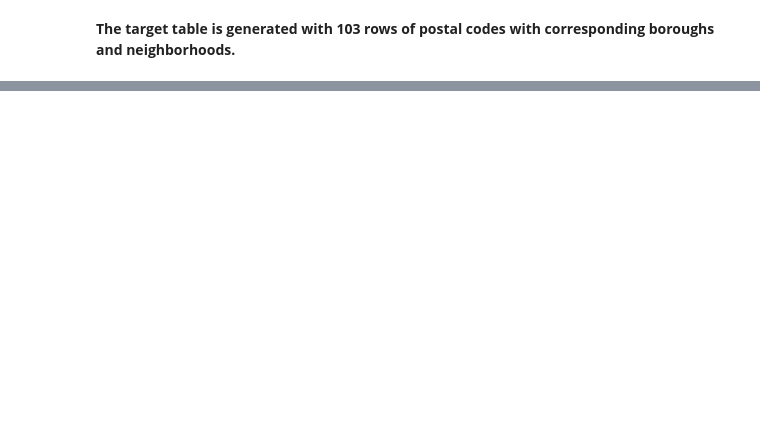
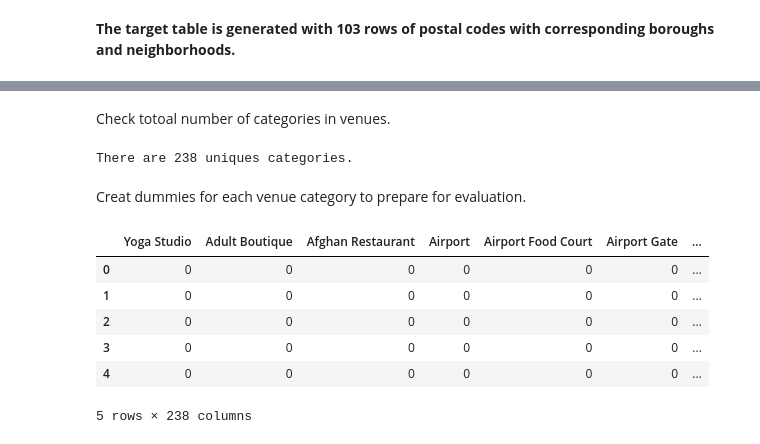
Before and after one commit to wangyw80/Coursera_Capstone, a Jupyter notebook: Capstone Assignment Week 3.ipynb, the cells around one changed output, grey strips where cells are left out. Drawn from its saved outputs; the diff is of its cells as text; code cells hidden in the pictures; blank space fills up the shorter version.

```diff
--- a/Capstone Assignment Week 3.ipynb
+++ b/Capstone Assignment Week 3.ipynb
@@ -191,0 +208,3 @@ results
+# %%
+# Toronto Only
+toronto = geo[geo['Borough'].str.contains("Toronto")]
@@ -191,0 +213,9 @@ results
+# %%
+{
+    "tags": [
+        "remove_input",
+    ]
+}
+CLIENT_ID = 'NB3TLD1A2OC5C5POK0RIHRRXUKNYLF5EZC35PSF0IAVAN3CT' # your Foursquare ID
+CLIENT_SECRET = 'WJ1T3WAPAORWSFMNXSHAYA3UMLI254ERXU2RTZHQHYCCSANU' # your Foursquare Secret
+VERSION = '20180605' # Foursquare API version
@@ -191,0 +267,10 @@ results
+# %%
+LIMIT = 100
+
+toronto_venues = getNearbyVenues(names=toronto['Neighborhood'],
+                                   latitudes=toronto['Latitude'],
+                                   longitudes=toronto['Longitude']
+                                  )
+
+print(toronto_venues.shape)
+toronto_venues.head()
@@ -191,0 +301,28 @@ results
+# %% [markdown]
+Check totoal number of categories in venues.
+# %%
+print('There are {} uniques categories.'.format(len(toronto_venues['Venue Category'].unique())))
+# %% [output]
+There are 238 uniques categories.
+# %% [markdown]
+Creat dummies for each venue category to prepare for evaluation.
+# %%
+# one hot encoding
+toronto_onehot = pd.get_dummies(toronto_venues[['Venue Category']], prefix="", prefix_sep="")
+
+# add neighborhood column back to dataframe
+toronto_onehot['Neighborhood'] = toronto_venues['Neighborhood']
+
+# move neighborhood column to the first column
+fixed_columns = [toronto_onehot.columns[-1]] + list(toronto_onehot.columns[:-1])
+toronto_onehot = toronto_onehot[fixed_columns]
+
+toronto_onehot.head()
+# %% [output]
+|  | Yoga Studio | Adult Boutique | Afghan Restaurant | Airport | Airport Food Court | Airport Gate | ... |
+| 0 | 0 | 0 | 0 | 0 | 0 | 0 | ... |
+| 1 | 0 | 0 | 0 | 0 | 0 | 0 | ... |
+| 2 | 0 | 0 | 0 | 0 | 0 | 0 | ... |
+| 3 | 0 | 0 | 0 | 0 | 0 | 0 | ... |
+| 4 | 0 | 0 | 0 | 0 | 0 | 0 | ... |
+5 rows × 238 columns
```
Also changed, not shown: parts of 33 cells of this notebook.
